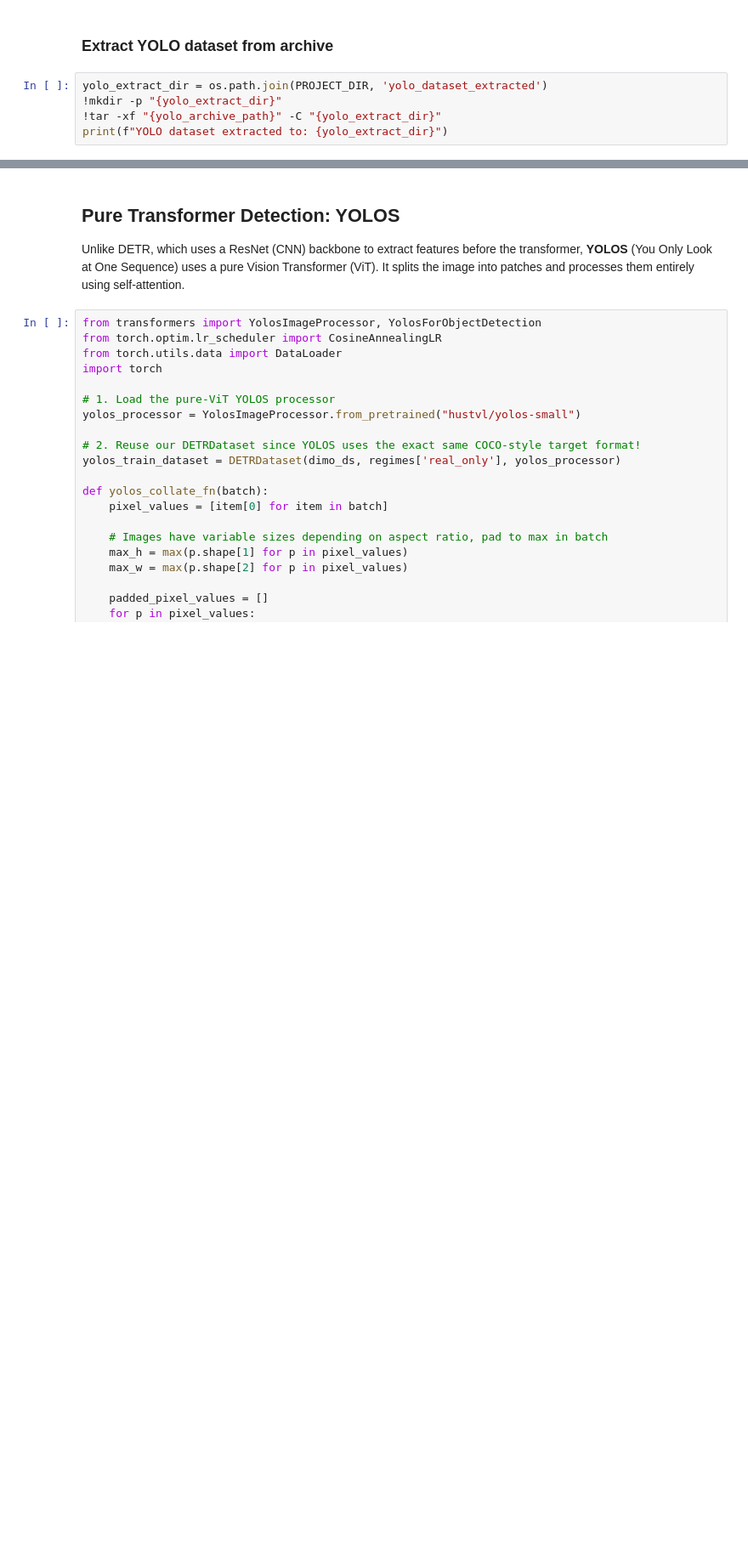
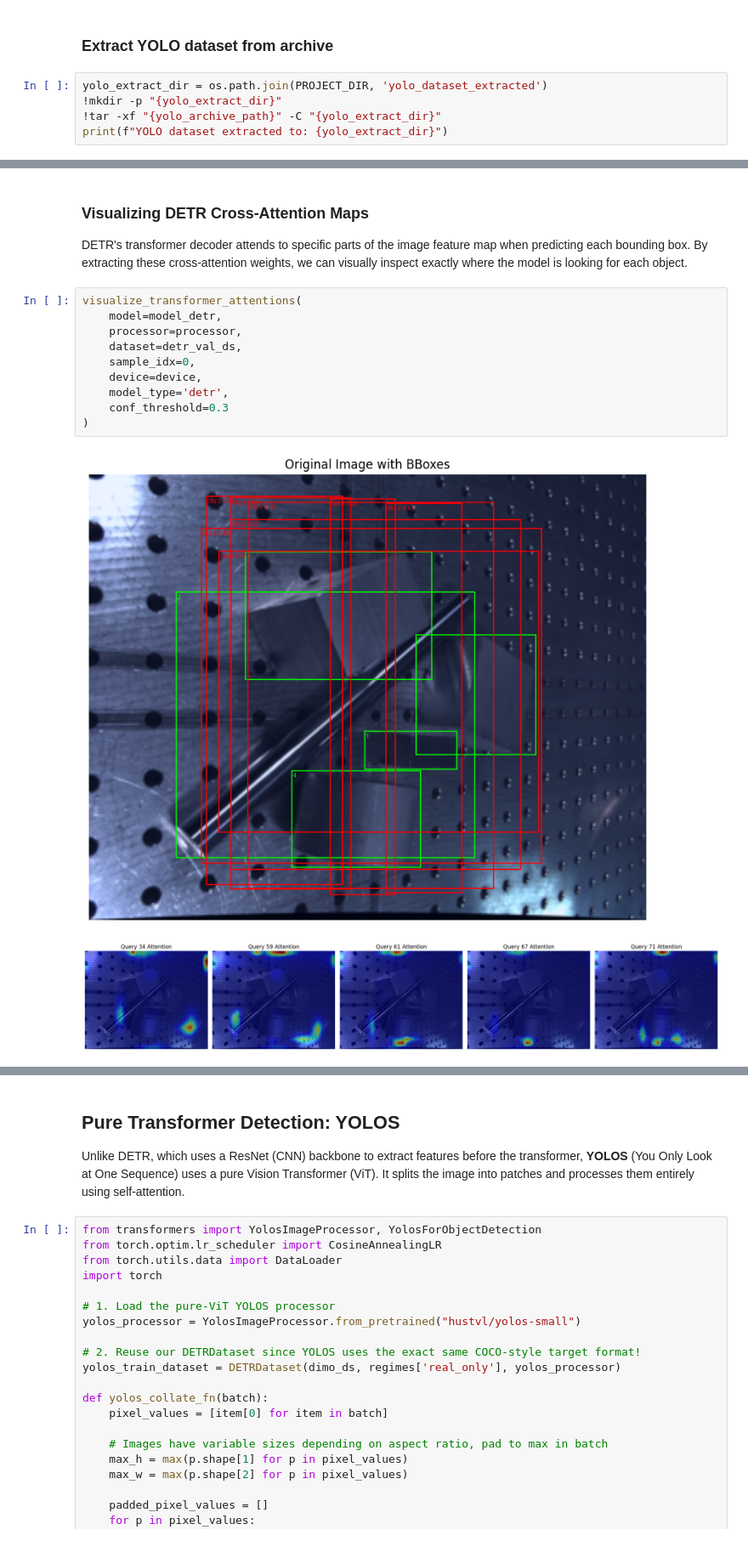
Before and after one commit to Eikthyrnir/uam-cv-sim-to-real-interpretability, a Jupyter notebook: DIMO_detection_pipeline.ipynb, the cells around one changed output, grey strips where cells are left out. Shown at 85% size. Saved outputs shown, nothing was run; the diff lists cells and outputs as text; blank space fills up the shorter version.

```diff
--- a/DIMO_detection_pipeline.ipynb
+++ b/DIMO_detection_pipeline.ipynb
@@ -1535,0 +1678,16 @@ print(f"YOLO dataset extracted to: {yolo_extract_dir}")
+# %% [markdown]
+### Visualizing DETR Cross-Attention Maps
+DETR's transformer decoder attends to specific parts of the image feature map when predicting each bounding box. By extracting these cross-attention weights, we can visually inspect exactly where the model is looking for each object.
+# %%
+visualize_transformer_attentions(
+    model=model_detr,
+    processor=processor,
+    dataset=detr_val_ds,
+    sample_idx=0,
+    device=device,
+    model_type='detr',
+    conf_threshold=0.3
+)
+# %% [output]
+[figure, added]
+[figure, added]
```
Also changed, not shown: parts of 32 cells of this notebook.
